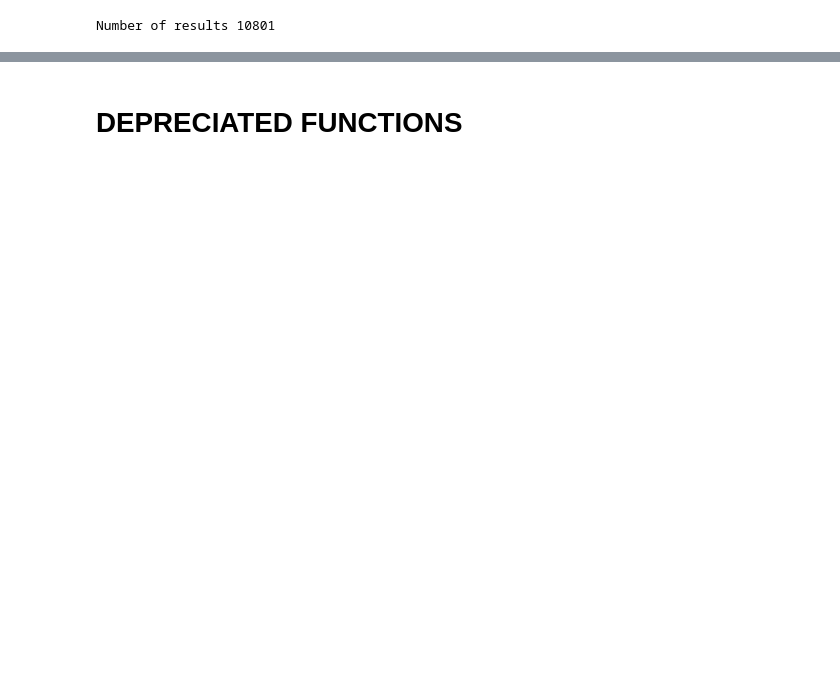
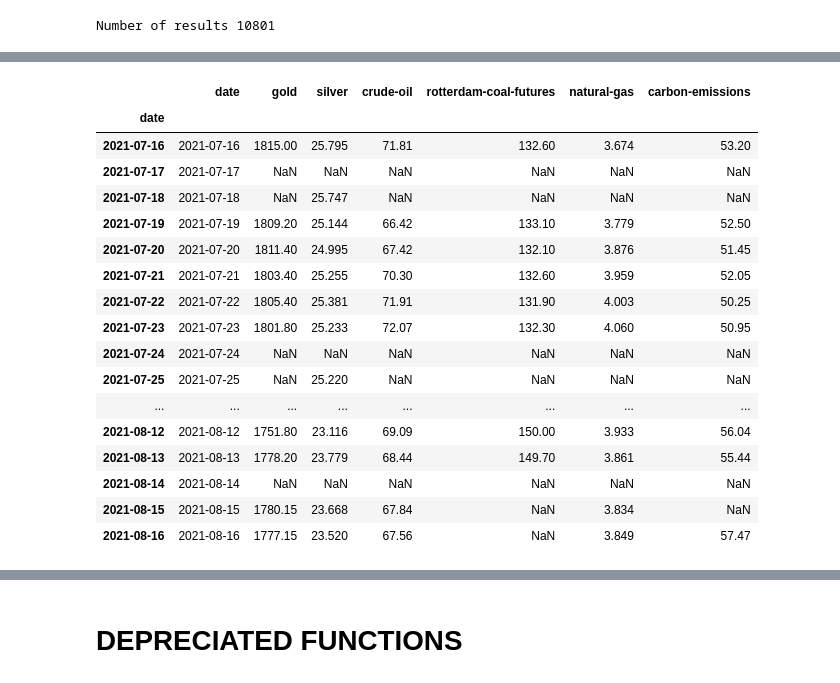
Before and after one commit to sjhpol/ISDS_arbejde, a Jupyter notebook: Exam/exam_project.ipynb, the cells around one changed output, grey strips where cells are left out. Saved outputs shown, nothing was run; the diff lists cells and outputs as text; code cells hidden in the pictures; blank space fills up the shorter version.

```diff
--- a/Exam/exam_project.ipynb
+++ b/Exam/exam_project.ipynb
@@ -405,19 +469,28 @@ def getCommodityData(commodity, startDate, endDate):
     # The commodity has to be specified in the form of '-'.join(commodity_name) e.g. rotterdam-coal-futures or crude-oil.
     url = lambda id: f'https://www.investing.com/commodities/{id}-historical-data'
     temp_url = url(commodity)
+    startDate = datetime.datetime.strptime(startDate, "%Y-%m-%d").strftime('%m/%d/%Y')
+    endDate = datetime.datetime.strptime(endDate, "%Y-%m-%d").strftime('%m/%d/%Y')
 
     # Insert the path to your Chrome Driver.
     path = '/Users/simonjuulhansen/Desktop/Polit/ISDS/chromedriver'
     driver = webdriver.Chrome(executable_path=path)
     driver.get(temp_url)
 
-    time.sleep(5)
+    time.sleep(3)
+
+    # Accept cookies
+    cookies = driver.find_element_by_css_selector('#onetrust-accept-btn-handler')
+    ActionChains(driver).click(cookies).perform()
+
+    time.sleep(1)
 
     # Opens the date range menu
     menu = driver.find_element_by_css_selector('#widgetFieldDateRange')
     ActionChains(driver).click(menu).perform()
 
     # Enters the date values. The dates have to be in the form of DD/MM/YYYY e.g. 01/01/2000.
+    # This formatting is done in the above conversion of the start and end date from YYYY-MM-DD.
     inputElement1 = driver.find_element_by_id("startDate")
     inputElement1.clear()
     inputElement1.send_keys(startDate)
@@ -441,7 +514,7 @@ def getCommodityData(commodity, startDate, endDate):
     while True:
         try:
             d['date'].append(results[date_counter].text)
-            d['value'].append(results[value_counter].text)
+            d[commodity].append(results[value_counter].text)
             date_counter += 7
             value_counter += 7
         except IndexError:
@@ -470,0 +578,22 @@ for i in dict_df.values():
+# %%
+commodities_df.index = commodities_df['date']
+commodities_df
+# %% [output]
+|  | date | gold | silver | crude-oil | rotterdam-coal-futures | natural-gas | carbon-emissions |
+| date |  |  |  |  |  |  |  |
+| 2021-07-16 | 2021-07-16 | 1815.00 | 25.795 | 71.81 | 132.60 | 3.674 | 53.20 |
+| 2021-07-17 | 2021-07-17 | NaN | NaN | NaN | NaN | NaN | NaN |
+| 2021-07-18 | 2021-07-18 | NaN | 25.747 | NaN | NaN | NaN | NaN |
+| 2021-07-19 | 2021-07-19 | 1809.20 | 25.144 | 66.42 | 133.10 | 3.779 | 52.50 |
+| 2021-07-20 | 2021-07-20 | 1811.40 | 24.995 | 67.42 | 132.10 | 3.876 | 51.45 |
+| 2021-07-21 | 2021-07-21 | 1803.40 | 25.255 | 70.30 | 132.60 | 3.959 | 52.05 |
+| 2021-07-22 | 2021-07-22 | 1805.40 | 25.381 | 71.91 | 131.90 | 4.003 | 50.25 |
+| 2021-07-23 | 2021-07-23 | 1801.80 | 25.233 | 72.07 | 132.30 | 4.060 | 50.95 |
+| 2021-07-24 | 2021-07-24 | NaN | NaN | NaN | NaN | NaN | NaN |
+| 2021-07-25 | 2021-07-25 | NaN | 25.220 | NaN | NaN | NaN | NaN |
+| ... | ... | ... | ... | ... | ... | ... | ... |
+| 2021-08-12 | 2021-08-12 | 1751.80 | 23.116 | 69.09 | 150.00 | 3.933 | 56.04 |
+| 2021-08-13 | 2021-08-13 | 1778.20 | 23.779 | 68.44 | 149.70 | 3.861 | 55.44 |
+| 2021-08-14 | 2021-08-14 | NaN | NaN | NaN | NaN | NaN | NaN |
+| 2021-08-15 | 2021-08-15 | 1780.15 | 23.668 | 67.84 | NaN | 3.834 | NaN |
+| 2021-08-16 | 2021-08-16 | 1777.15 | 23.520 | 67.56 | NaN | 3.849 | 57.47 |
```
Also changed, not shown: parts of 17 cells of this notebook.
